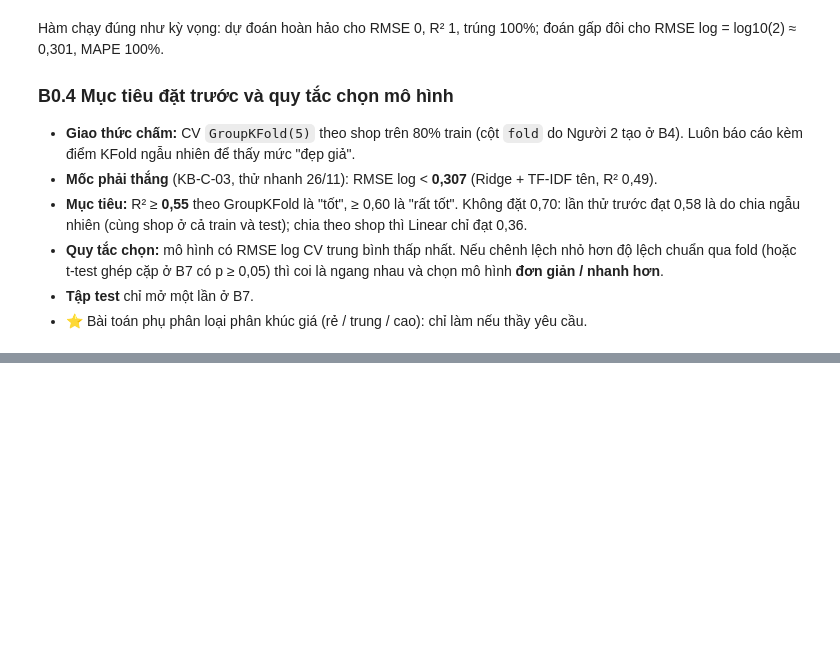
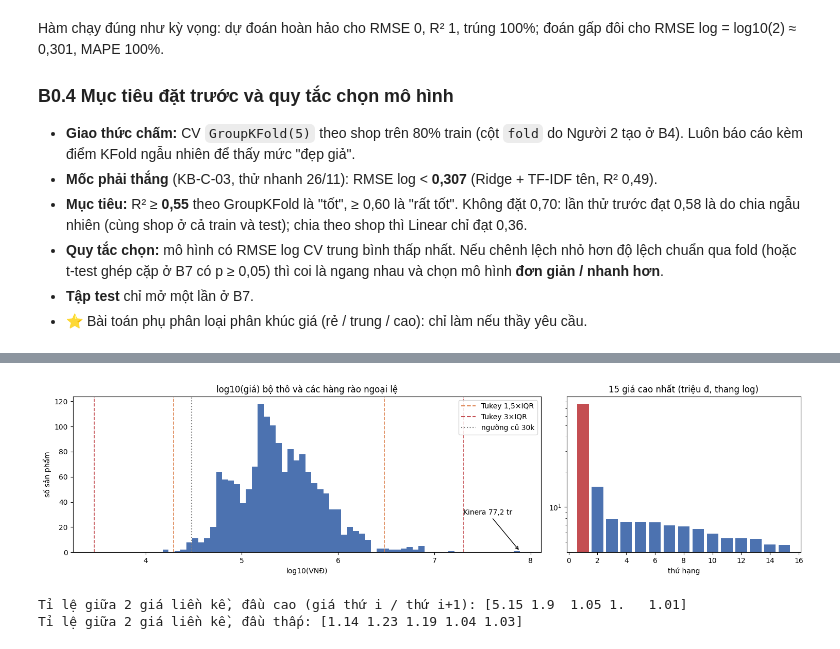
Before and after one commit to QuangDong-2006/CS114-Lazada-Headphone-Price-Prediction, a Jupyter notebook: notebooks/01_chuan_bi_du_lieu.ipynb, the cells around one changed output, grey strips where cells are left out. Saved outputs shown, nothing was run; the diff lists cells and outputs as text; code cells hidden in the pictures; blank space fills up the shorter version.

```diff
--- a/notebooks/01_chuan_bi_du_lieu.ipynb
+++ b/notebooks/01_chuan_bi_du_lieu.ipynb
@@ -230,0 +274,16 @@ Cùng tên + cùng shop (khác item_id): 15 dòng → giữ; GroupKFold theo sho
+# %%
+y_raw = np.log10(raw['price'])
+q1, q3 = y_raw.quantile([.25, .75]); iqr = q3 - q1
+med = y_raw.median(); mad = (y_raw - med).abs().median() / 0.6745
+q1v, q3v = raw['price'].quantile([.25, .75])
+quy_tac = {
+    'Tukey 1,5×IQR (thang VNĐ)': (q1v - 1.5 * (q3v - q1v), q3v + 1.5 * (q3v - q1v)),
+    'Tukey 1,5×IQR (log)': (10 ** (q1 - 1.5 * iqr), 10 ** (q3 + 1.5 * iqr)),
+    'Tukey 3×IQR (log) – ngoại lệ cực đoan': (10 ** (q1 - 3 * iqr), 10 ** (q3 + 3 * iqr)),
+    'z-score > 3 (log)': (10 ** (y_raw.mean() - 3 * y_raw.std()), 10 ** (y_raw.mean() + 3 * y_raw.std())),
+    'MAD z > 3,5 (log, Iglewicz–Hoaglin)': (10 ** (med - 3.5 * mad), 10 ** (med + 3.5 * mad)),
+}
+bang = pd.DataFrame([(k, lo, hi, (raw['price'] < lo).sum(), (raw['price'] > hi).sum()) for k, (lo, hi) in quy_tac.items()],
+                    columns=['Quy tắc', 'Cận dưới (đ)', 'Cận trên (đ)', 'Số dòng dưới', 'Số dòng trên'])
+print(f'skew giá gốc = {raw["price"].skew():.1f}, skew log10 = {y_raw.skew():.2f}')
+bang.style.format({'Cận dưới (đ)': '{:,.0f}', 'Cận trên (đ)': '{:,.0f}'})
@@ -230,0 +298,24 @@ Cùng tên + cùng shop (khác item_id): 15 dòng → giữ; GroupKFold theo sho
+# %%
+fig, ax = plt.subplots(1, 2, figsize=(15, 4), gridspec_kw={'width_ratios': [2, 1]})
+ax[0].hist(y_raw, bins=60, color='#4C72B0')
+for k, mau in [(1.5, '#DD8452'), (3, '#C44E52')]:
+    for v in (q1 - k * iqr, q3 + k * iqr):
+        ax[0].axvline(v, color=mau, ls='--', lw=1.2)
+ax[0].plot([], [], color='#DD8452', ls='--', label='Tukey 1,5×IQR')
+ax[0].plot([], [], color='#C44E52', ls='--', label='Tukey 3×IQR')
+ax[0].axvline(np.log10(30_000), color='grey', ls=':', label='ngưỡng cũ 30k')
+ax[0].annotate('Kinera 77,2 tr', (np.log10(77_245_000), 1), xytext=(7.3, 30), arrowprops=dict(arrowstyle='->'))
+ax[0].set(title='log10(giá) bộ thô và các hàng rào ngoại lệ', xlabel='log10(VNĐ)', ylabel='số sản phẩm')
+ax[0].legend()
+top = raw['price'].sort_values(ascending=False).head(15).reset_index(drop=True) / 1e6
+ax[1].bar(range(1, 16), top, color=['#C44E52'] + ['#4C72B0'] * 14)
+ax[1].set(title='15 giá cao nhất (triệu đ, thang log)', xlabel='thứ hạng', yscale='log')
+plt.tight_layout(); plt.show()
+gia = raw['price'].sort_values(ascending=False).to_numpy()
+print('Tỉ lệ giữa 2 giá liền kề, đầu cao (giá thứ i / thứ i+1):', np.round(gia[:5] / gia[1:6], 2))
+gia_t = np.sort(raw['price'].to_numpy())
+print('Tỉ lệ giữa 2 giá liền kề, đầu thấp:', np.round(gia_t[1:6] / gia_t[:5], 2))
+# %% [output]
+[figure, added]
+Tỉ lệ giữa 2 giá liền kề, đầu cao (giá thứ i / thứ i+1): [5.15 1.9  1.05 1.   1.01]
+Tỉ lệ giữa 2 giá liền kề, đầu thấp: [1.14 1.23 1.19 1.04 1.03]
```
Also changed, not shown: parts of 56 cells of this notebook, 3 other files.
